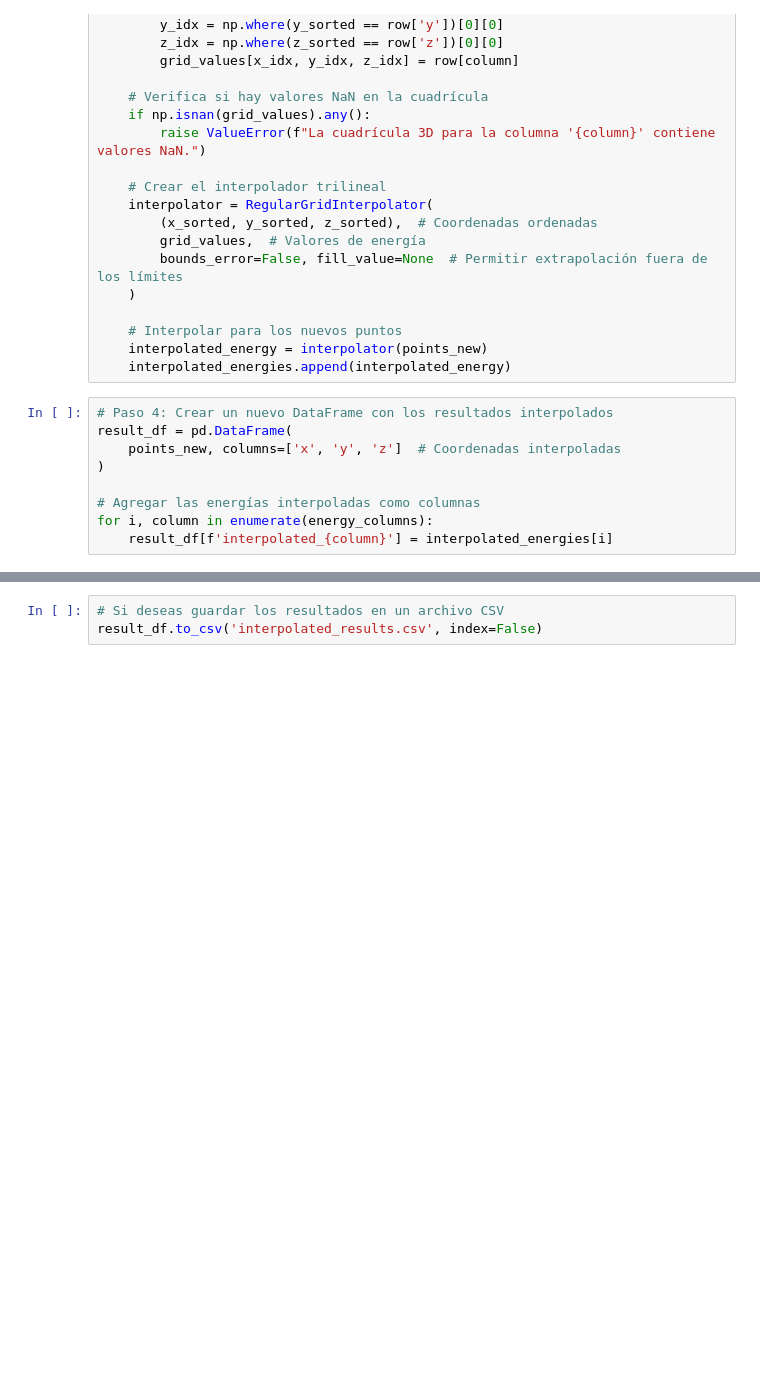
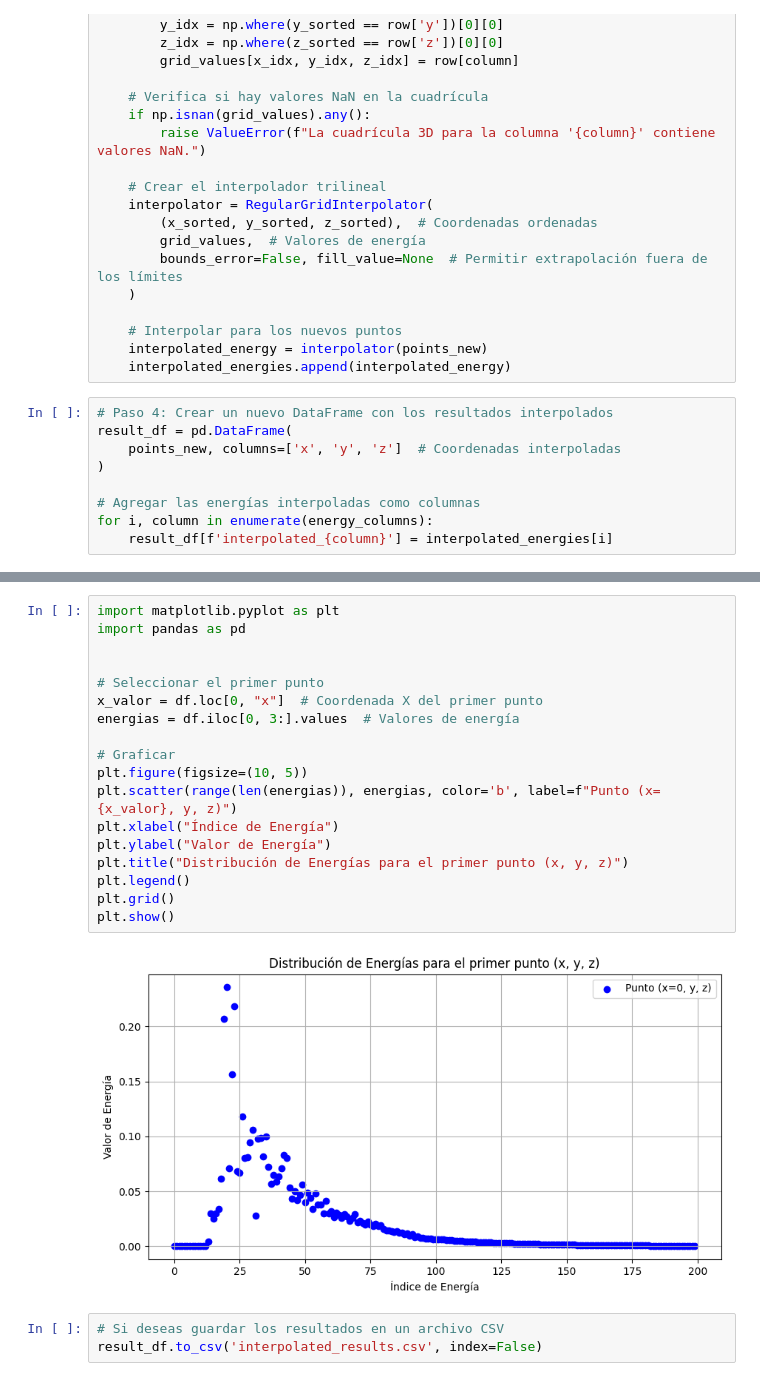
Before and after one commit to fercardenas29/model_RL_27dataModelos, a Jupyter notebook: procesamiento.ipynb, the cells around one changed output, grey strips where cells are left out. Saved outputs shown, nothing was run; the diff lists cells and outputs as text; blank space fills up the shorter version.

```diff
--- a/procesamiento.ipynb
+++ b/procesamiento.ipynb
@@ -106,4 +106,24 @@ result_df
 50000 rows × 203 columns
+# %%
+import matplotlib.pyplot as plt
+import pandas as pd
+
+
+# Seleccionar el primer punto
+x_valor = df.loc[0, "x"]  # Coordenada X del primer punto
+energias = df.iloc[0, 3:].values  # Valores de energía
+
+# Graficar
+plt.figure(figsize=(10, 5))
+plt.scatter(range(len(energias)), energias, color='b', label=f"Punto (x={x_valor}, y, z)")
+plt.xlabel("Índice de Energía")
+plt.ylabel("Valor de Energía")
+plt.title("Distribución de Energías para el primer punto (x, y, z)")
+plt.legend()
+plt.grid()
+plt.show()
+# %% [output]
+[figure, added]
 # %%
 # Si deseas guardar los resultados en un archivo CSV
 result_df.to_csv('interpolated_results.csv', index=False)
```
Also changed, not shown: parts of 2 cells of this notebook, 1 other file.
